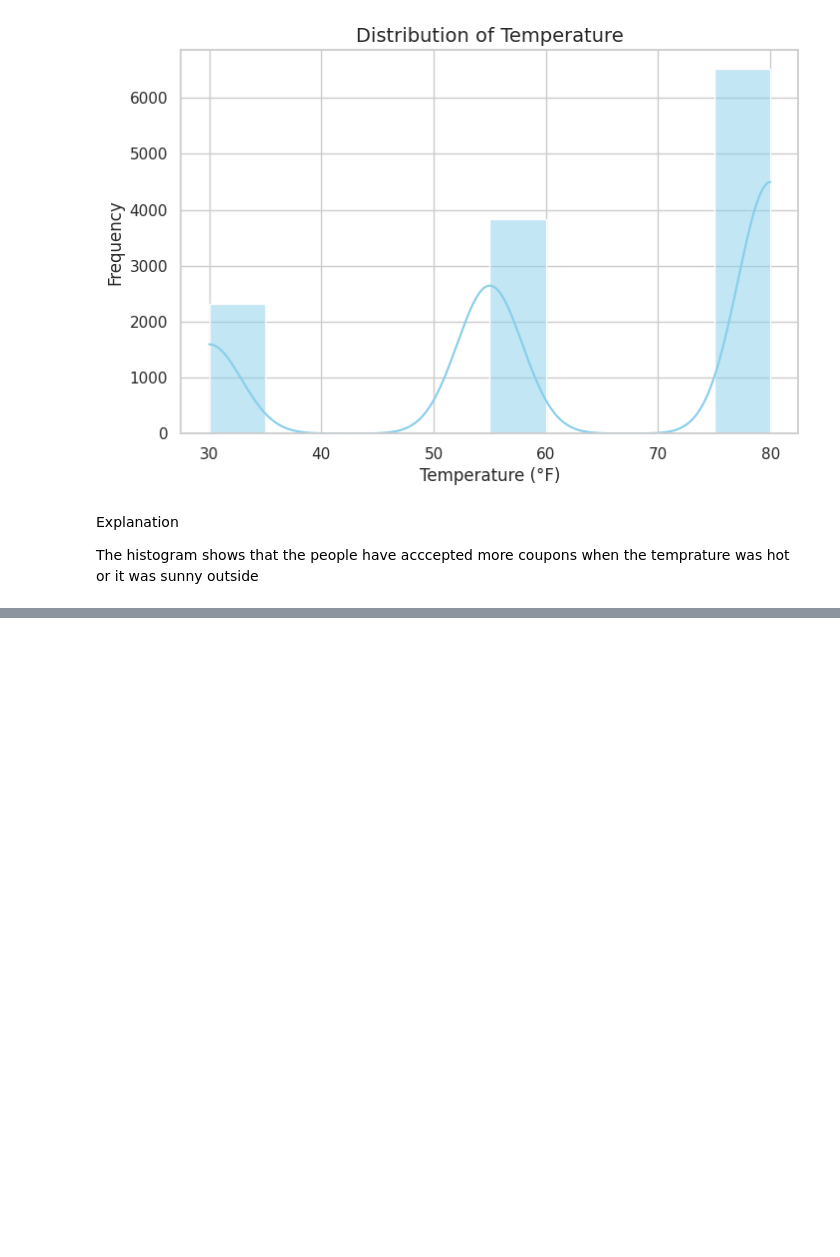
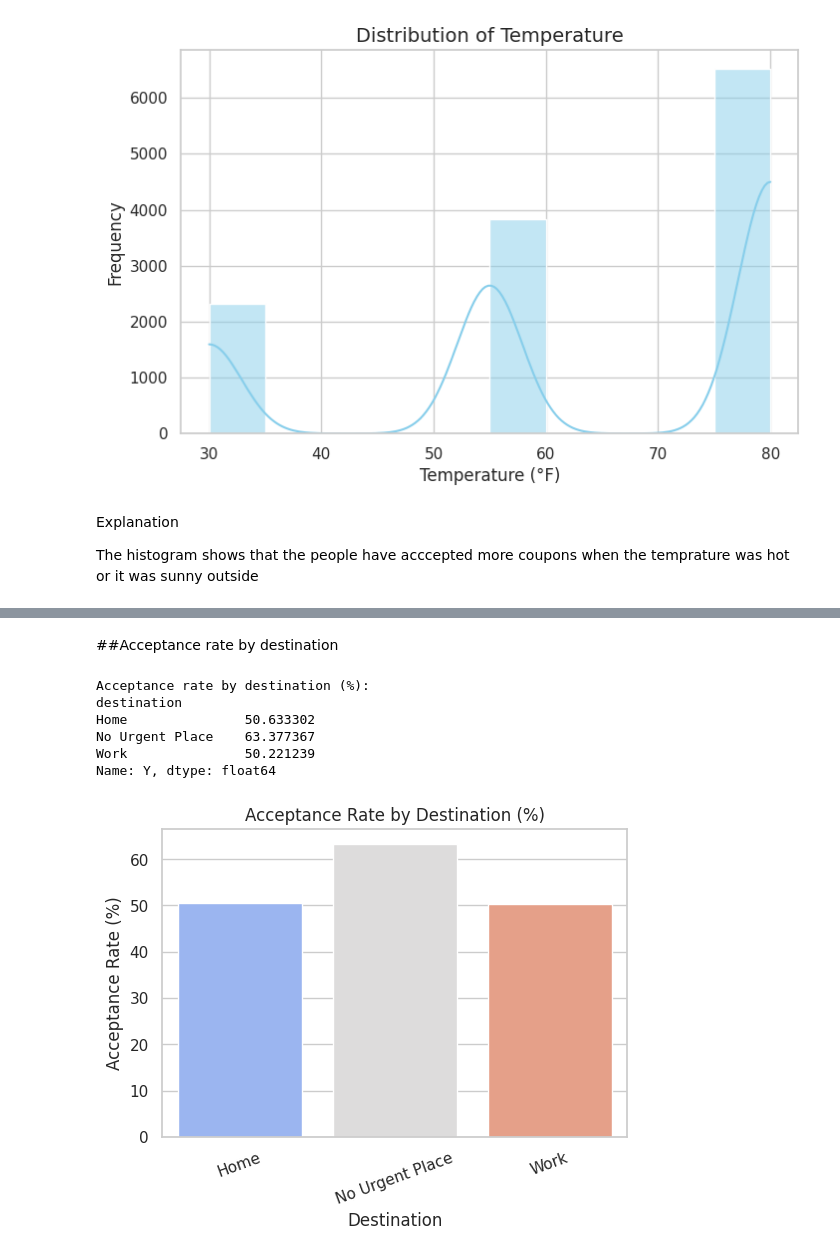
Before and after one commit to junaidkhan37/AmazonCouponReasearch, a Jupyter notebook: Analyzing coupon.ipynb, the cells around one changed output, grey strips where cells are left out. Saved outputs shown, nothing was run; the diff lists cells and outputs as text; code cells hidden in the pictures; blank space fills up the shorter version.

```diff
--- a/Analyzing coupon.ipynb
+++ b/Analyzing coupon.ipynb
@@ -208,0 +276,27 @@ The histogram shows that the people have acccepted more coupons when the temprat
+# %% [markdown]
+##Acceptance rate by destination
+# %%
+# Calculate acceptance rate (in %) by destination
+acceptance_by_destination = data.groupby('destination')['Y'].mean() * 100
+
+# Display the results
+print("Acceptance rate by destination (%):")
+print(acceptance_by_destination)
+
+# Optional: visualize it
+
+plt.figure(figsize=(6,4))
+sns.barplot(x=acceptance_by_destination.index, y=acceptance_by_destination.values, palette='coolwarm')
+plt.title("Acceptance Rate by Destination (%)")
+plt.ylabel("Acceptance Rate (%)")
+plt.xlabel("Destination")
+plt.xticks(rotation=20)
+plt.show()
+# %% [output]
+Acceptance rate by destination (%):
+destination
+Home               50.633302
+No Urgent Place    63.377367
+Work               50.221239
+Name: Y, dtype: float64
+[figure, added]
```
Also changed, not shown: parts of 21 cells of this notebook.
